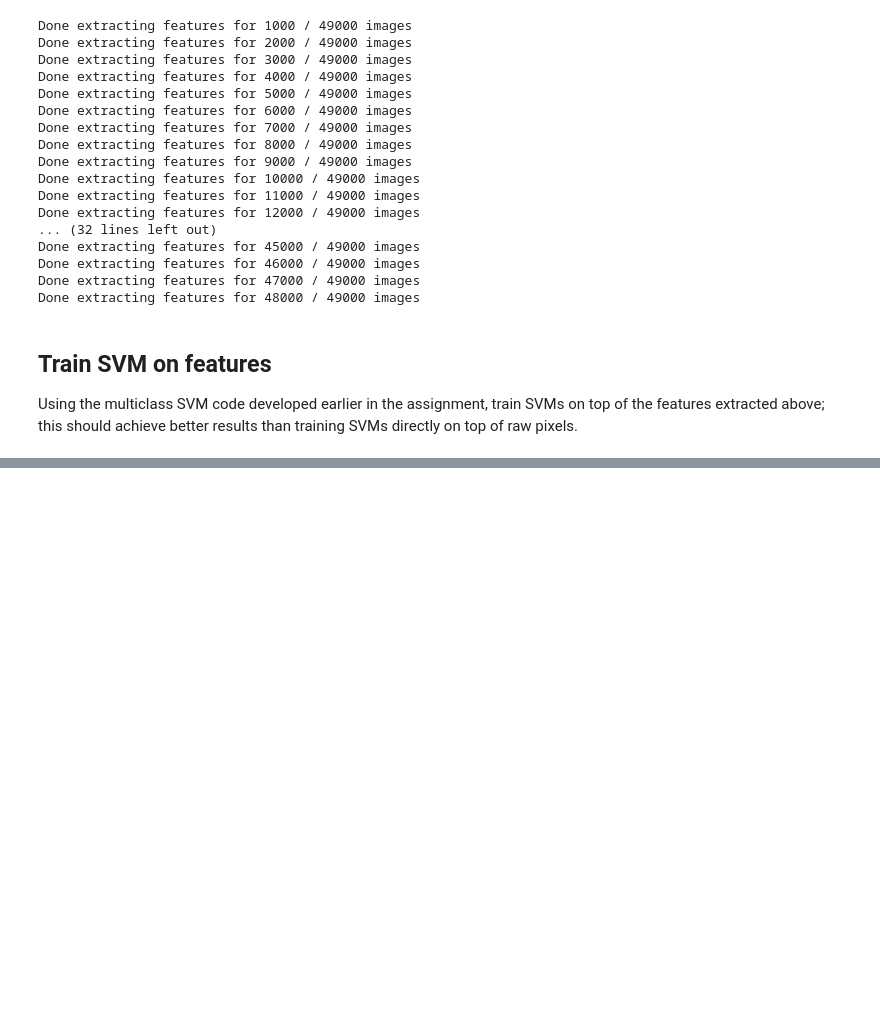
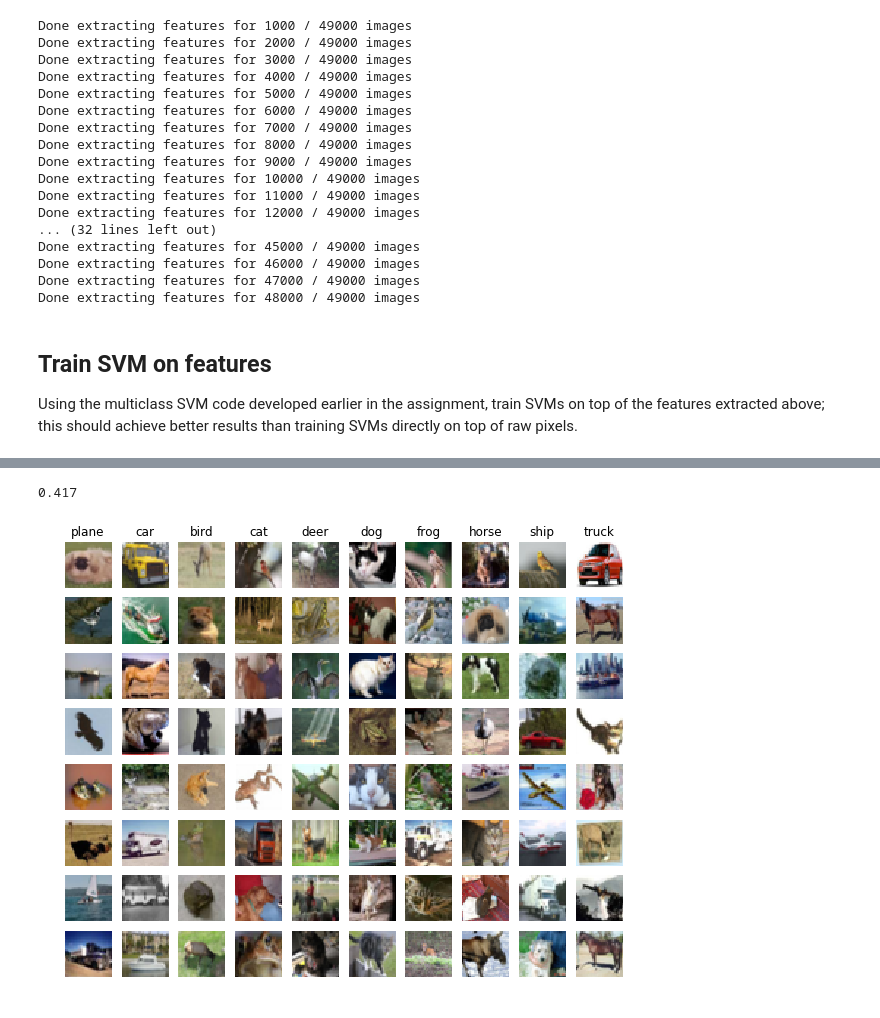
Before and after one commit to lianxiaolei/cs231learning, a Jupyter notebook: assignment1/features.ipynb, the cells around one changed output, grey strips where cells are left out. Drawn from its saved outputs; the diff is of its cells as text; code cells hidden in the pictures; blank space fills up the shorter version.

```diff
--- a/assignment1/features.ipynb
+++ b/assignment1/features.ipynb
@@ -162,0 +179,28 @@ ImportError: No module named classifiers.linear_classifier
+# %%
+# Evaluate your trained SVM on the test set
+y_test_pred = best_svm.predict(X_test_feats)
+test_accuracy = np.mean(y_test == y_test_pred)
+print test_accuracy
+# %% [output]
+0.417
+# %%
+# An important way to gain intuition about how an algorithm works is to
+# visualize the mistakes that it makes. In this visualization, we show examples
+# of images that are misclassified by our current system. The first column
+# shows images that our system labeled as "plane" but whose true label is
+# something other than "plane".
+
+examples_per_class = 8
+classes = ['plane', 'car', 'bird', 'cat', 'deer', 'dog', 'frog', 'horse', 'ship', 'truck']
+for cls, cls_name in enumerate(classes):
+    idxs = np.where((y_test != cls) & (y_test_pred == cls))[0]
+    idxs = np.random.choice(idxs, examples_per_class, replace=False)
+    for i, idx in enumerate(idxs):
+        plt.subplot(examples_per_class, len(classes), i * len(classes) + cls + 1)
+        plt.imshow(X_test[idx].astype('uint8'))
+        plt.axis('off')
+        if i == 0:
+            plt.title(cls_name)
+plt.show()
+# %% [output]
+[figure, added]
```
Also changed, not shown: parts of 5 cells of this notebook, 4 other files.
